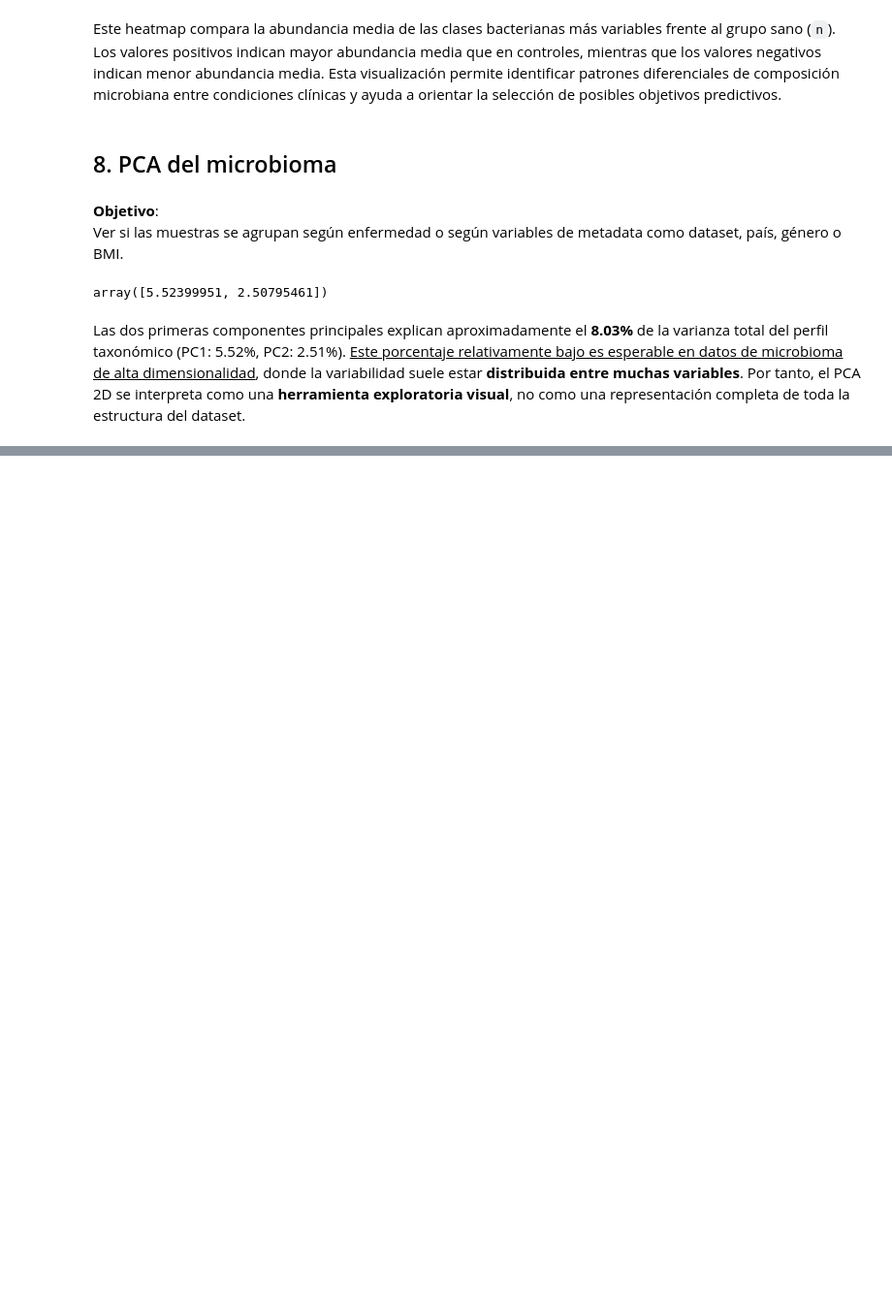
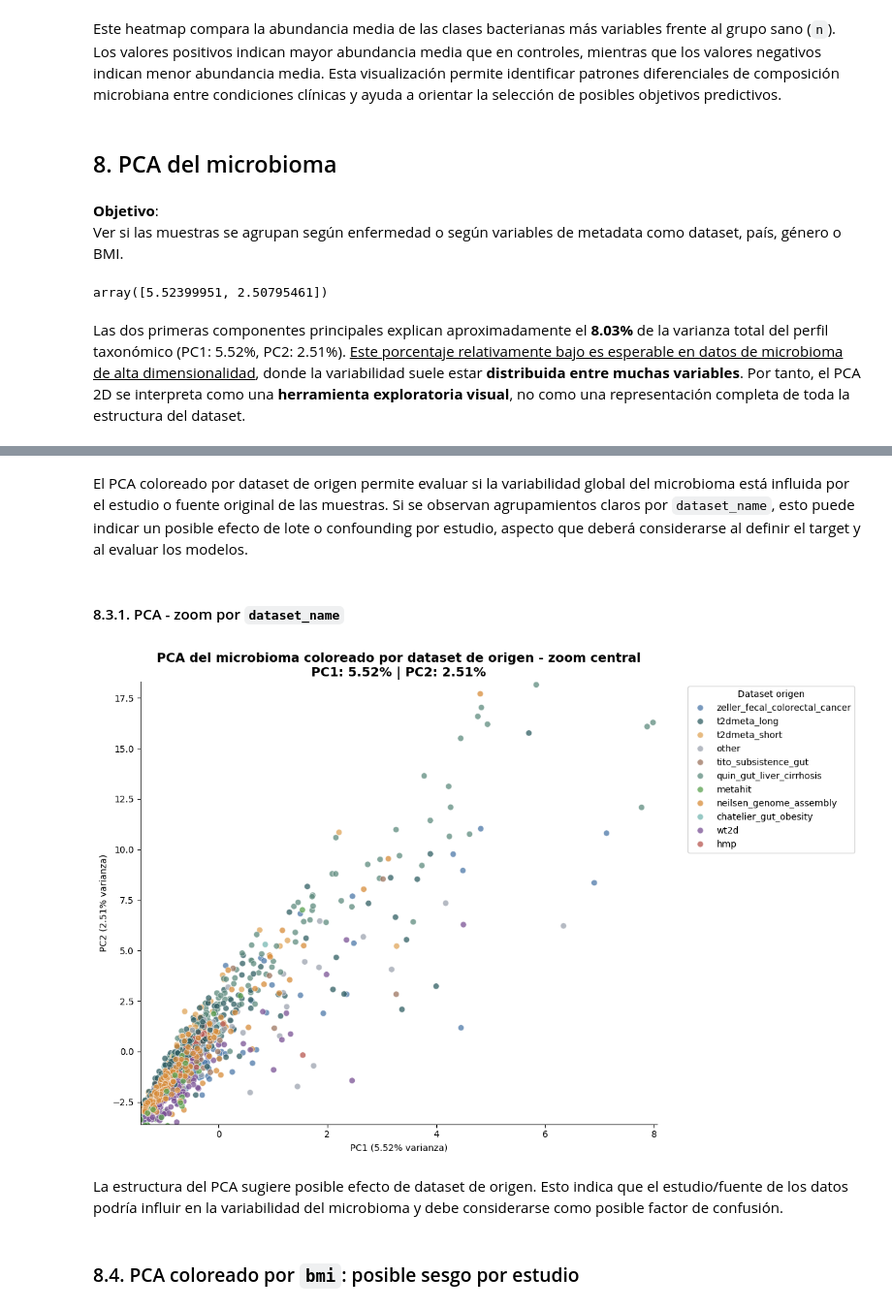
Before and after one commit to BPGLZG/ML, a Jupyter notebook: notebooks/EDA.ipynb, the cells around one changed output, grey strips where cells are left out. Shown at 97% size. Drawn from its saved outputs; the diff is of its cells as text; code cells hidden in the pictures; blank space fills up the shorter version.

```diff
--- a/notebooks/EDA.ipynb
+++ b/notebooks/EDA.ipynb
@@ -1352,0 +1541,54 @@ Las dos primeras componentes principales explican aproximadamente el **8.03%** d
+# %% [markdown]
+El PCA coloreado por dataset de origen permite evaluar si la variabilidad global del microbioma está influida por el estudio o fuente original de las muestras. Si se observan agrupamientos claros por `dataset_name`, esto puede indicar un posible efecto de lote o confounding por estudio, aspecto que deberá considerarse al definir el target y al evaluar los modelos.
+# %% [markdown]
+#### 8.3.1. PCA - zoom por `dataset_name`
+# %%
+# Gráfico
+plt.figure(figsize=(12, 8))
+
+sns.scatterplot(
+    data=pca_df,
+    x="PC1",
+    y="PC2",
+    hue="dataset_plot",
+    palette=dataset_palette,
+    alpha=0.75,
+    s=45
+)
+
+plt.xlim(pc1_min, pc1_max)
+plt.ylim(pc2_min, pc2_max)
+
+plt.title(
+    f"PCA del microbioma coloreado por dataset de origen - zoom central\n"
+    f"PC1: {explained_variance[0]:.2f}% | PC2: {explained_variance[1]:.2f}%",
+    fontsize=14,
+    fontweight="bold"
+)
+
+plt.xlabel(f"PC1 ({explained_variance[0]:.2f}% varianza)")
+plt.ylabel(f"PC2 ({explained_variance[1]:.2f}% varianza)")
+
+plt.legend(
+    title="Dataset origen",
+    bbox_to_anchor=(1.05, 1),
+    loc="upper left"
+)
+
+sns.despine()
+plt.tight_layout()
+
+# Guardar gráfico
+plt.savefig(
+    f"D:/BOOTCAMP/CARPETA_BARBARA/ML_MICROBIOME/ML/docs/figures/pca_microbioma_dataset_zoom.png",
+    dpi=300,
+    bbox_inches="tight"
+)
+
+plt.show()
+# %% [output]
+[figure, added]
+# %% [markdown]
+La estructura del PCA sugiere posible efecto de dataset de origen. Esto indica que el estudio/fuente de los datos podría influir en la variabilidad del microbioma y debe considerarse como posible factor de confusión.
+# %% [markdown]
+### 8.4. PCA coloreado por `bmi`: posible sesgo por estudio
```
Also changed, not shown: parts of 28 cells of this notebook, 6 other files.
